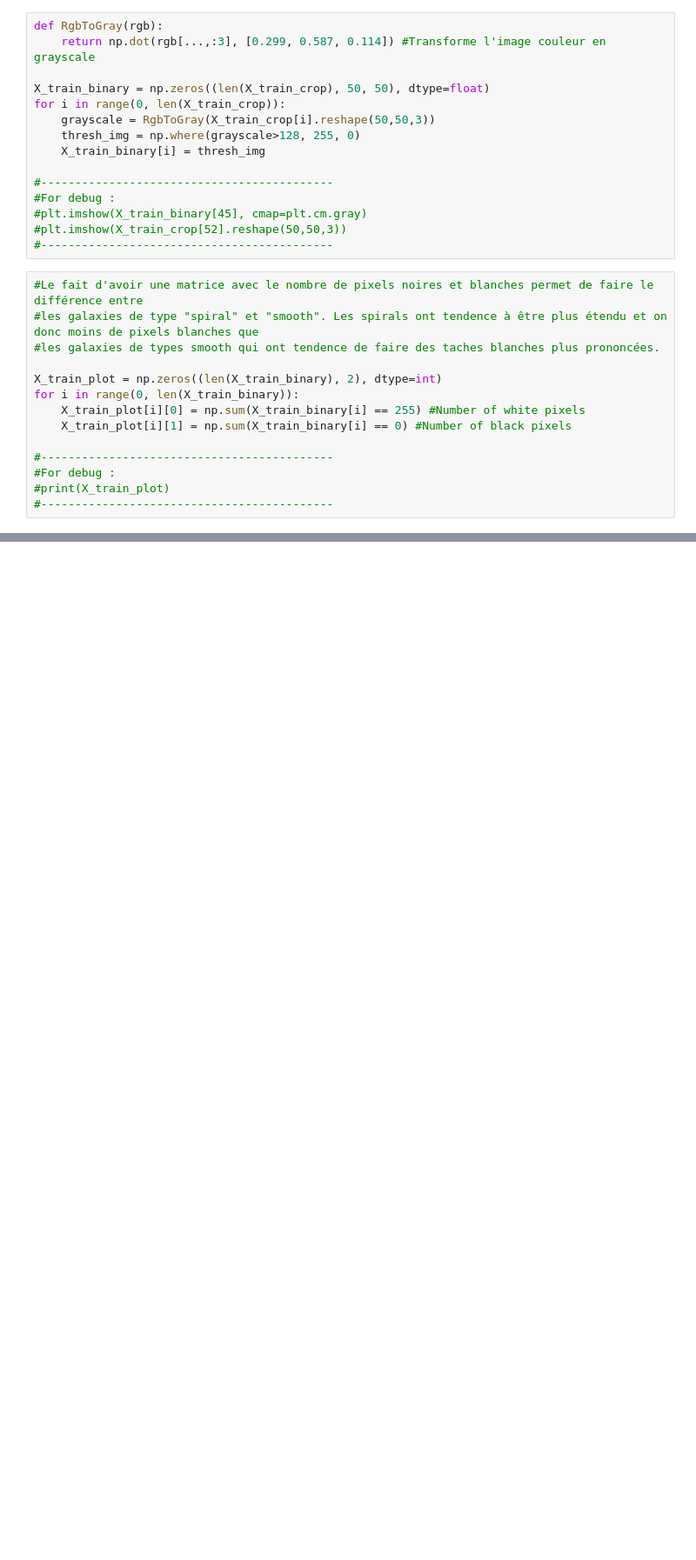
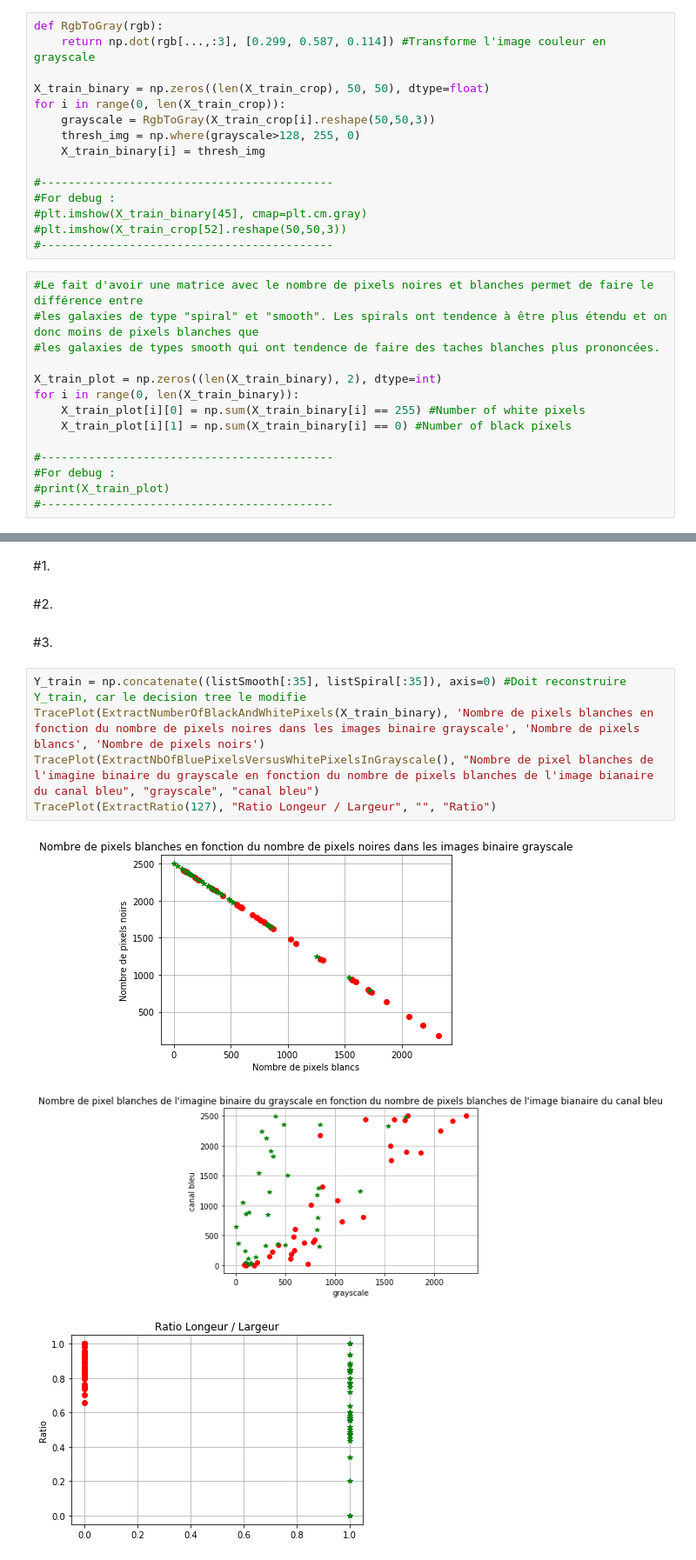
Before and after one commit to mat100payette/GTI770_Labo1, a Jupyter notebook: TP1.ipynb, the cells around one changed output, grey strips where cells are left out. Shown at 87% size. Saved outputs shown, nothing was run; the diff lists cells and outputs as text; blank space fills up the shorter version.

Commit message:
added tree and rapport gabarit

```diff
--- a/TP1.ipynb
+++ b/TP1.ipynb
@@ -617,0 +564,15 @@ graph
+# %% [markdown]
+#1.
+# %% [markdown]
+#2.
+# %% [markdown]
+#3.
+# %%
+Y_train = np.concatenate((listSmooth[:35], listSpiral[:35]), axis=0) #Doit reconstruire Y_train, car le decision tree le modifie
+TracePlot(ExtractNumberOfBlackAndWhitePixels(X_train_binary), 'Nombre de pixels blanches en fonction du nombre de pixels noires dans les images binaire grayscale', 'Nombre de pixels blancs', 'Nombre de pixels noirs')
+TracePlot(ExtractNbOfBluePixelsVersusWhitePixelsInGrayscale(), "Nombre de pixel blanches de l'imagine binaire du grayscale en fonction du nombre de pixels blanches de l'image bianaire du canal bleu", "grayscale", "canal bleu")
+TracePlot(ExtractRatio(127), "Ratio Longeur / Largeur", "", "Ratio")
+# %% [output]
+[figure, added]
+[figure, added]
+[figure, added]
```
Also changed, not shown: parts of 20 cells of this notebook, 3 other files.
